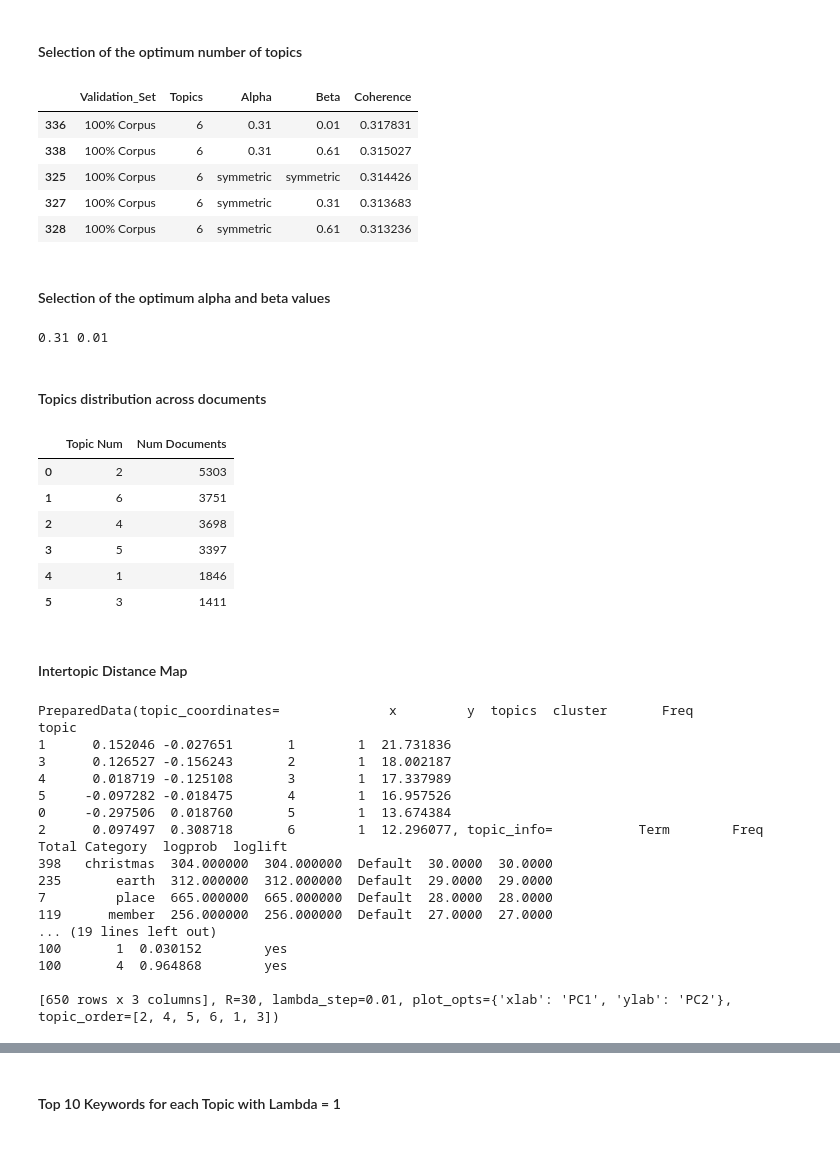
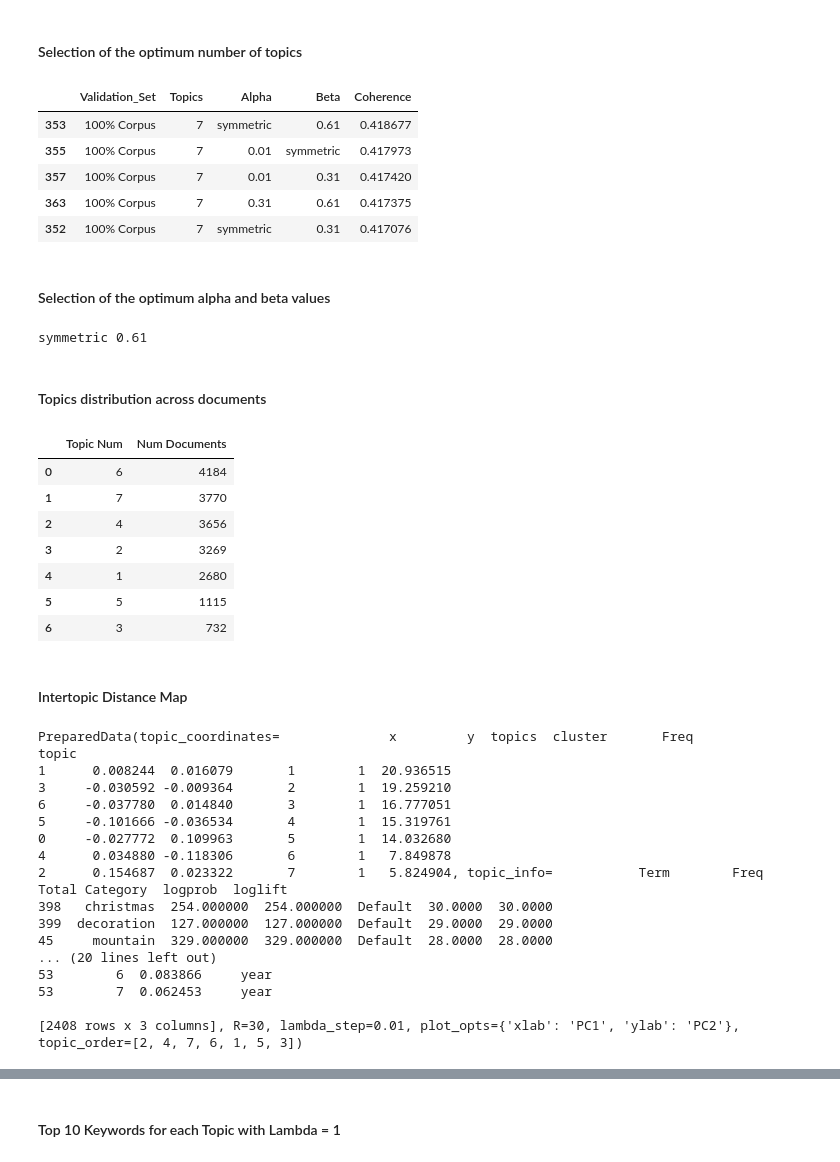
Before and after one commit to ls-schwnstr/Topic-Modeling, a Jupyter notebook: LDA_TFIDF_NOUN.ipynb, the cells around one changed output, grey strips where cells are left out. Cells and saved outputs as stored; diff of their text form; code cells hidden in the pictures.

```diff
--- a/LDA_TFIDF_NOUN.ipynb
+++ b/LDA_TFIDF_NOUN.ipynb
@@ -160,7 +160,7 @@ import matplotlib.pyplot as plt
 import pandas as pd
 
 # Read the model_results from the CSV file
-model_results_tfidf = pd.read_csv('lda_tuning_results_tfidf.csv')
+model_results_tfidf = pd.read_csv('lda_tuning_results_tfidf_nouns.csv')
 
 # Plot the lines and remove the confidence interval
 sns.lineplot(x='Topics', y='Coherence', hue='Validation_Set', data=model_results_tfidf, marker='o', errorbar=None)
@@ -169,6 +169,7 @@ sns.lineplot(x='Topics', y='Coherence', hue='Validation_Set', data=model_results
 plt.xlabel('Number of Topics')
 plt.ylabel('Coherence Score')
 plt.title('Coherence Score vs Number of Topics')
+plt.ylim([0.4, 0.43])
 
 # Display the graph
 plt.show()
@@ -178,19 +179,19 @@ plt.show()
 #### Selection of the optimum number of topics
 # %%
 # display the metrics and coherence score for the selected number of topics
-num_topics_tfidf = 6
+num_topics_tfidf = 7
 
 metrics_tfidf_df = model_results_tfidf[(model_results_tfidf['Topics'] == num_topics_tfidf) & (model_results_tfidf['Validation_Set'] == '100% Corpus')]
 
 metrics_tfidf_df = metrics_tfidf_df.sort_values('Coherence', ascending=False).head()
 metrics_tfidf_df
 # %% [output]
 |  | Validation_Set | Topics | Alpha | Beta | Coherence |
-| 336 | 100% Corpus | 6 | 0.31 | 0.01 | 0.317831 |
-| 338 | 100% Corpus | 6 | 0.31 | 0.61 | 0.315027 |
-| 325 | 100% Corpus | 6 | symmetric | symmetric | 0.314426 |
-| 327 | 100% Corpus | 6 | symmetric | 0.31 | 0.313683 |
-| 328 | 100% Corpus | 6 | symmetric | 0.61 | 0.313236 |
+| 353 | 100% Corpus | 7 | symmetric | 0.61 | 0.418677 |
+| 355 | 100% Corpus | 7 | 0.01 | symmetric | 0.417973 |
+| 357 | 100% Corpus | 7 | 0.01 | 0.31 | 0.417420 |
+| 363 | 100% Corpus | 7 | 0.31 | 0.61 | 0.417375 |
+| 352 | 100% Corpus | 7 | symmetric | 0.31 | 0.417076 |
 # %% [markdown]
 #### Selection of the optimum alpha and beta values
 # %%
@@ -217,7 +218,7 @@ best_lda_model_tfidf = gensim.models.LdaMulticore(corpus=tfidf_corpus,
                                            alpha=alpha,
                                            eta=beta)
 # %% [output]
-0.31 0.01
+symmetric 0.61
 # %% [markdown]
 #### Topics distribution across documents
 # %%
@@ -248,12 +249,13 @@ df_topic_distribution_tfidf.columns = ['Topic Num', 'Num Documents']
 df_topic_distribution_tfidf
 # %% [output]
 |  | Topic Num | Num Documents |
-| 0 | 2 | 5303 |
-| 1 | 6 | 3751 |
-| 2 | 4 | 3698 |
-| 3 | 5 | 3397 |
-| 4 | 1 | 1846 |
-| 5 | 3 | 1411 |
+| 0 | 6 | 4184 |
+| 1 | 7 | 3770 |
+| 2 | 4 | 3656 |
+| 3 | 2 | 3269 |
+| 4 | 1 | 2680 |
+| 5 | 5 | 1115 |
+| 6 | 3 | 732 |
 # %% [markdown]
 #### Intertopic Distance Map
 # %%
@@ -271,21 +273,21 @@ vis
 # %% [output]
 PreparedData(topic_coordinates=              x         y  topics  cluster       Freq
 topic
-1      0.152046 -0.027651       1        1  21.731836
-3      0.126527 -0.156243       2        1  18.002187
-4      0.018719 -0.125108       3        1  17.337989
-5     -0.097282 -0.018475       4        1  16.957526
-0     -0.297506  0.018760       5        1  13.674384
-2      0.097497  0.308718       6        1  12.296077, topic_info=           Term        Freq       Total Category  logprob  loglift
-398   christmas  304.000000  304.000000  Default  30.0000  30.0000
-235       earth  312.000000  312.000000  Default  29.0000  29.0000
-7         place  665.000000  665.000000  Default  28.0000  28.0000
-119      member  256.000000  256.000000  Default  27.0000  27.0000
-... (19 lines left out)
-100       1  0.030152        yes
-100       4  0.964868        yes
+1      0.008244  0.016079       1        1  20.936515
+3     -0.030592 -0.009364       2        1  19.259210
+6     -0.037780  0.014840       3        1  16.777051
+5     -0.101666 -0.036534       4        1  15.319761
+0     -0.027772  0.109963       5        1  14.032680
+4      0.034880 -0.118306       6        1   7.849878
+2      0.154687  0.023322       7        1   5.824904, topic_info=           Term        Freq       Total Category  logprob  loglift
+398   christmas  254.000000  254.000000  Default  30.0000  30.0000
+399  decoration  127.000000  127.000000  Default  29.0000  29.0000
+45     mountain  329.000000  329.000000  Default  28.0000  28.0000
+... (20 lines left out)
+53        6  0.083866     year
+53        7  0.062453     year
 
-[650 rows x 3 columns], R=30, lambda_step=0.01, plot_opts={'xlab': 'PC1', 'ylab': 'PC2'}, topic_order=[2, 4, 5, 6, 1, 3])
+[2408 rows x 3 columns], R=30, lambda_step=0.01, plot_opts={'xlab': 'PC1', 'ylab': 'PC2'}, topic_order=[2, 4, 7, 6, 1, 5, 3])
 # %% [markdown]
 ![Inter-topic Distance Map](Topic_Distance_Maps/Intertopic_Map_LDA_TFIDF_Nouns.jpg)
 # %% [markdown]
```
Also changed, not shown: parts of 8 cells of this notebook.
